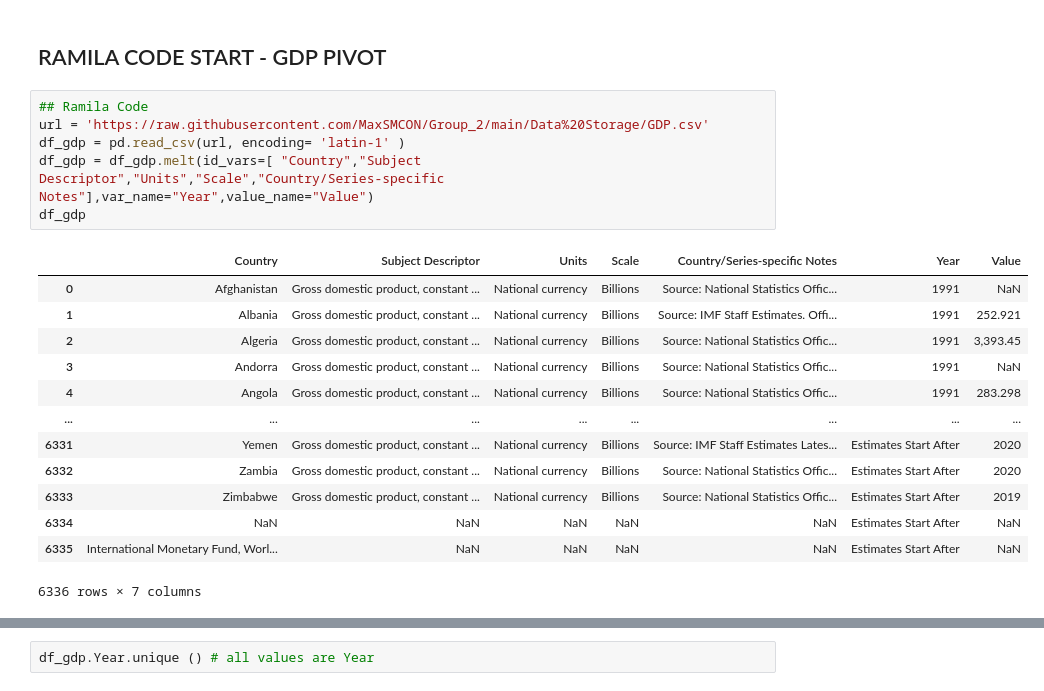
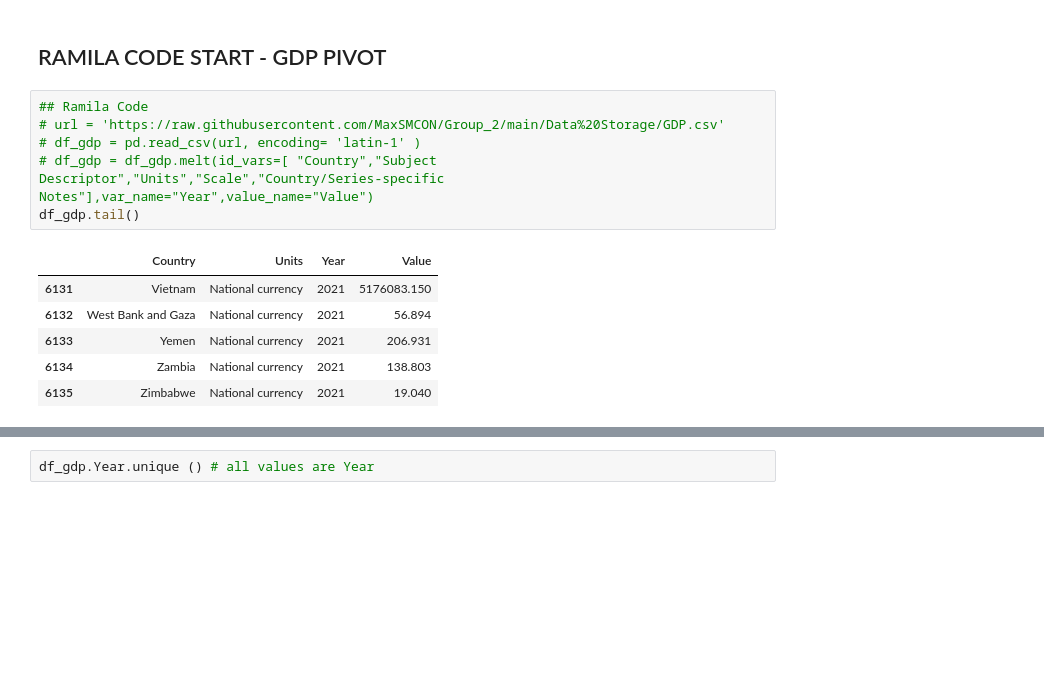
Before and after one commit to MaxSMCON/Group_2, a Jupyter notebook: Group_2_Stats.ipynb, the cells around one changed output, grey strips where cells are left out. Saved outputs shown, nothing was run; the diff lists cells and outputs as text; blank space fills up the shorter version.

Commit message:
cleaning tables

```diff
--- a/Group_2_Stats.ipynb
+++ b/Group_2_Stats.ipynb
@@ -84,23 +154,16 @@ df_gdp.head()
 ## RAMILA CODE START - GDP PIVOT
 # %%
 ## Ramila Code
-url = 'https://raw.githubusercontent.com/MaxSMCON/Group_2/main/Data%20Storage/GDP.csv'
-df_gdp = pd.read_csv(url, encoding= 'latin-1' )
-df_gdp = df_gdp.melt(id_vars=[ "Country","Subject Descriptor","Units","Scale","Country/Series-specific Notes"],var_name="Year",value_name="Value")
-df_gdp
+# url = 'https://raw.githubusercontent.com/MaxSMCON/Group_2/main/Data%20Storage/GDP.csv'
+# df_gdp = pd.read_csv(url, encoding= 'latin-1' )
+# df_gdp = df_gdp.melt(id_vars=[ "Country","Subject Descriptor","Units","Scale","Country/Series-specific Notes"],var_name="Year",value_name="Value")
+df_gdp.tail()
 # %% [output]
-|  | Country | Subject Descriptor | Units | Scale | Country/Series-specific Notes | Year | Value |
-| 0 | Afghanistan | Gross domestic product, constant ... | National currency | Billions | Source: National Statistics Offic... | 1991 | NaN |
-| 1 | Albania | Gross domestic product, constant ... | National currency | Billions | Source: IMF Staff Estimates. Offi... | 1991 | 252.921 |
-| 2 | Algeria | Gross domestic product, constant ... | National currency | Billions | Source: National Statistics Offic... | 1991 | 3,393.45 |
-| 3 | Andorra | Gross domestic product, constant ... | National currency | Billions | Source: National Statistics Offic... | 1991 | NaN |
-| 4 | Angola | Gross domestic product, constant ... | National currency | Billions | Source: National Statistics Offic... | 1991 | 283.298 |
-| ... | ... | ... | ... | ... | ... | ... | ... |
-| 6331 | Yemen | Gross domestic product, constant ... | National currency | Billions | Source: IMF Staff Estimates Lates... | Estimates Start After | 2020 |
-| 6332 | Zambia | Gross domestic product, constant ... | National currency | Billions | Source: National Statistics Offic... | Estimates Start After | 2020 |
-| 6333 | Zimbabwe | Gross domestic product, constant ... | National currency | Billions | Source: National Statistics Offic... | Estimates Start After | 2019 |
-| 6334 | NaN | NaN | NaN | NaN | NaN | Estimates Start After | NaN |
-| 6335 | International Monetary Fund, Worl... | NaN | NaN | NaN | NaN | Estimates Start After | NaN |
+|  | Country | Units | Year | Value |
+| 6131 | Vietnam | National currency | 2021 | 5176083.150 |
+| 6132 | West Bank and Gaza | National currency | 2021 | 56.894 |
+| 6133 | Yemen | National currency | 2021 | 206.931 |
+| 6134 | Zambia | National currency | 2021 | 138.803 |
+| 6135 | Zimbabwe | National currency | 2021 | 19.040 |
-6336 rows × 7 columns
 # %%
 df_gdp=df_gdp.dropna() # Droping all NAN values from the file
```
Also changed, not shown: parts of 15 cells of this notebook.
